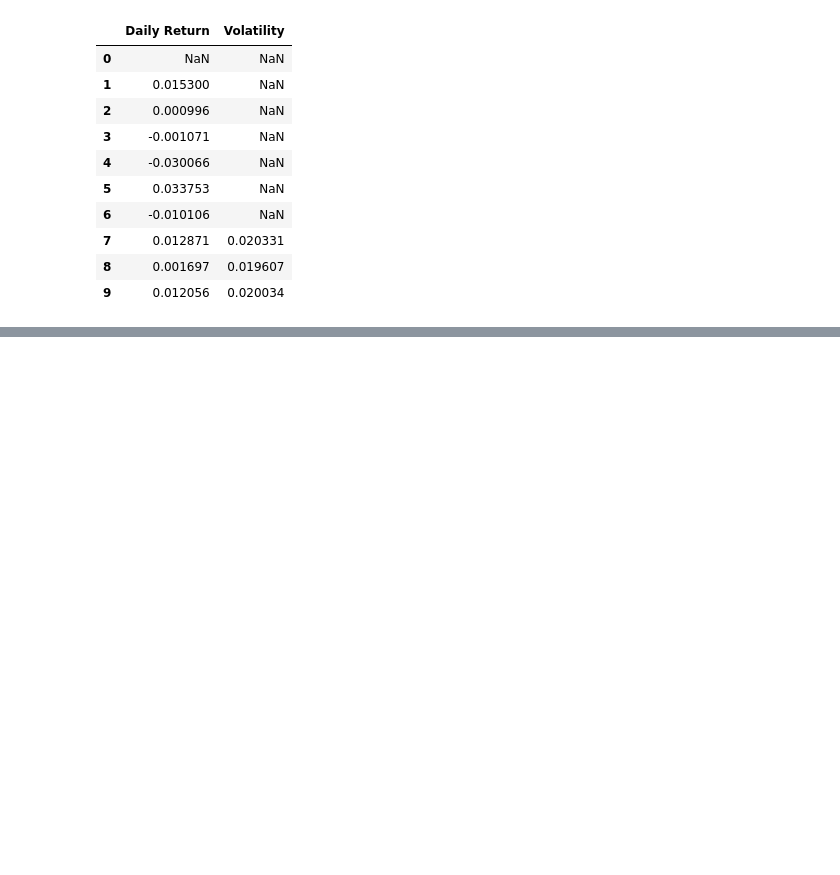
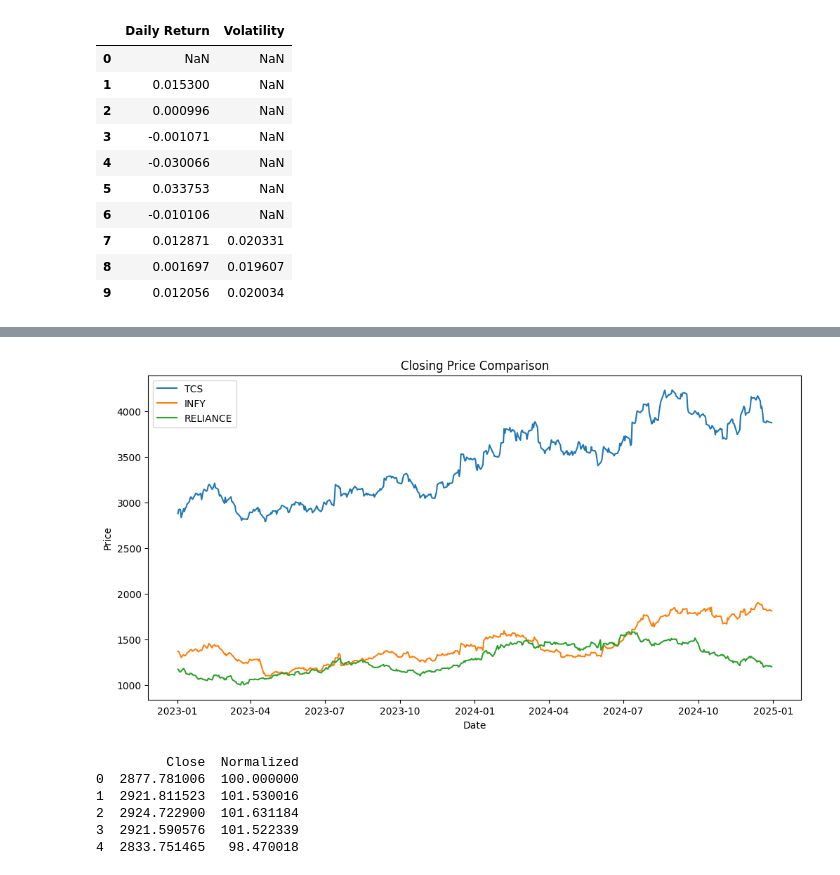
Before and after one commit to Manjunath-Kurubar/stock-market-data-analysis, a Jupyter notebook: Stock_Market_Analysis.ipynb, the cells around one changed output, grey strips where cells are left out. Cells and saved outputs as stored; diff of their text form; code cells hidden in the pictures; blank space fills up the shorter version.

Commit message:
Added comparison visualizations - price, normalized growth, volatility.

```diff
--- a/Stock_Market_Analysis.ipynb
+++ b/Stock_Market_Analysis.ipynb
@@ -373,0 +374,12 @@ RELIANCE average daily return: 0.0001334993180955223
+# %%
+plt.figure(figsize=(12,6))
+plt.plot(data['Date'],data['Close'],label='TCS')
+plt.plot(infy['Date'], infy['Close'], label='INFY')
+plt.plot(reliance['Date'], reliance['Close'], label='RELIANCE')
+plt.title('Closing Price Comparison')
+plt.xlabel('Date')
+plt.ylabel('Price')
+plt.legend()
+plt.show()
+# %% [output]
+[figure, added]
@@ -373,0 +390,9 @@ RELIANCE average daily return: 0.0001334993180955223
+# %%
+print(data[['Close','Normalized']].head())
+# %% [output]
+         Close  Normalized
+0  2877.781006  100.000000
+1  2921.811523  101.530016
+2  2924.722900  101.631184
+3  2921.590576  101.522339
+4  2833.751465   98.470018
```
Also changed, not shown: parts of 16 cells of this notebook.
